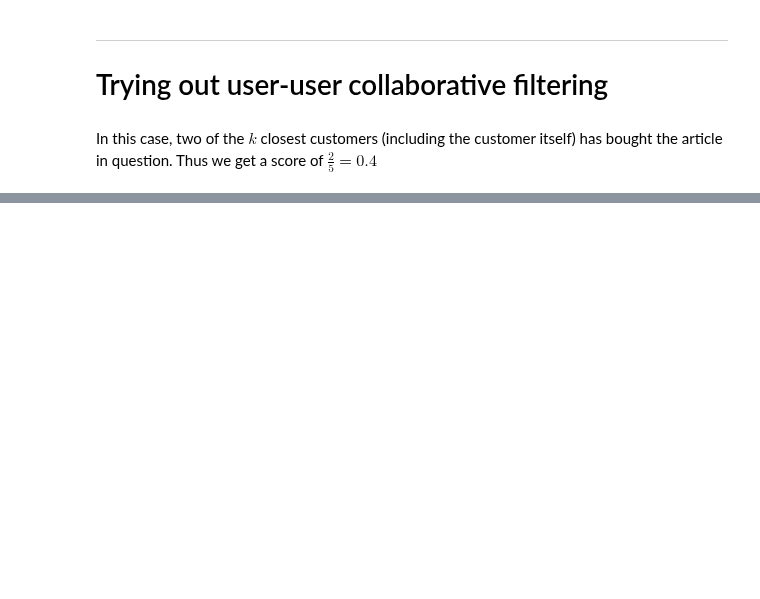
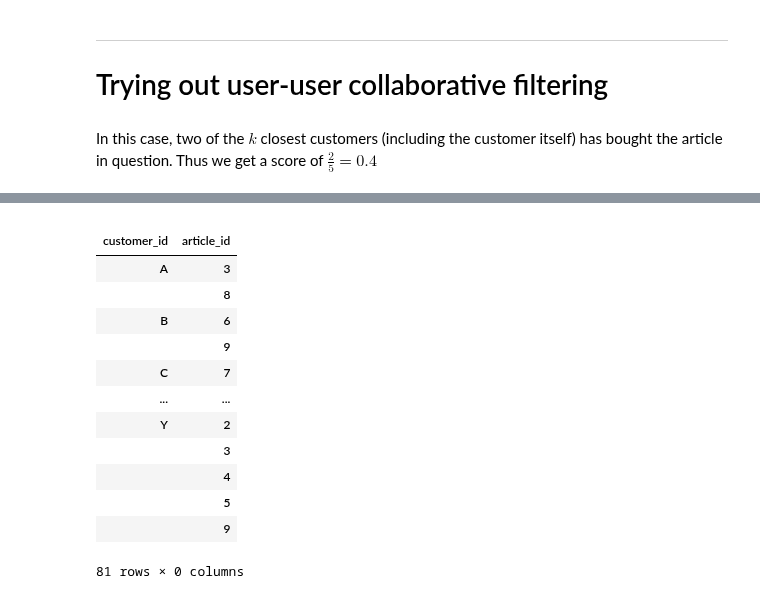
Before and after one commit to frederni/TMA4500-IndMat, a Jupyter notebook: predict_collab_filtering.ipynb, the cells around one changed output, grey strips where cells are left out. Drawn from its saved outputs; the diff is of its cells as text; code cells hidden in the pictures; blank space fills up the shorter version.

```diff
--- a/predict_collab_filtering.ipynb
+++ b/predict_collab_filtering.ipynb
@@ -142,0 +219,18 @@ In this case, two of the $k$ closest customers (including the customer itself) h
+# %%
+from scipy.spatial.distance import pdist, squareform
+ratings_test[["customer_id", "article_id"]].groupby(["customer_id", "article_id"]).count()
+# %% [output]
+|  |  |
+| customer_id | article_id |
+| A | 3 |
+|  | 8 |
+| B | 6 |
+|  | 9 |
+| C | 7 |
+| ... | ... |
+| Y | 2 |
+|  | 3 |
+|  | 4 |
+|  | 5 |
+|  | 9 |
+81 rows × 0 columns
```
Also changed, not shown: parts of 5 cells of this notebook.
